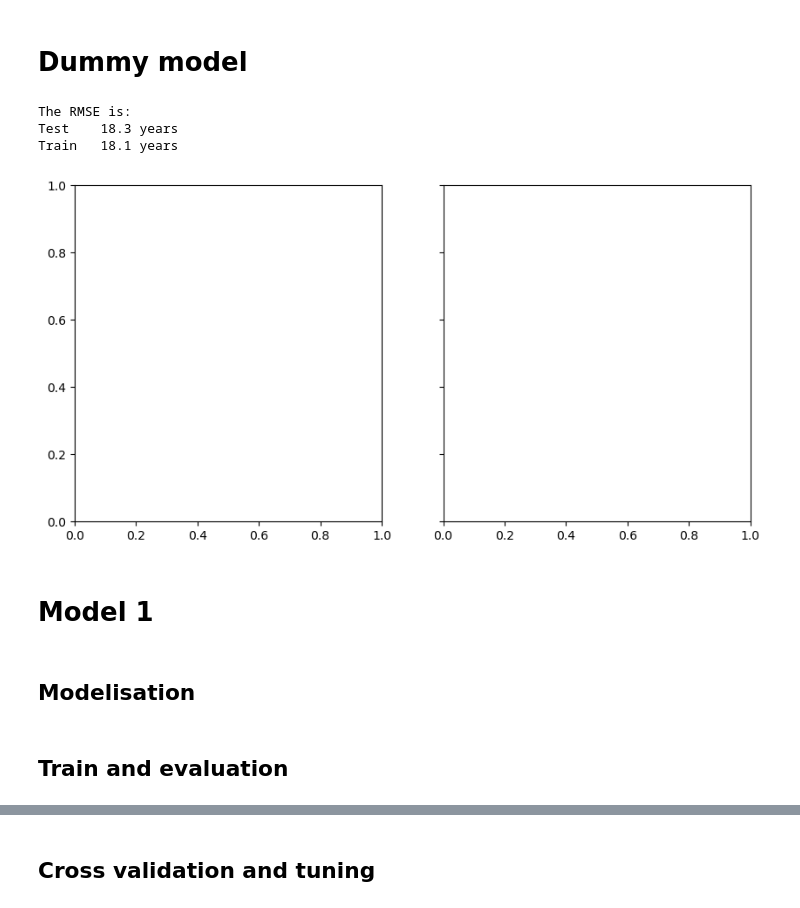
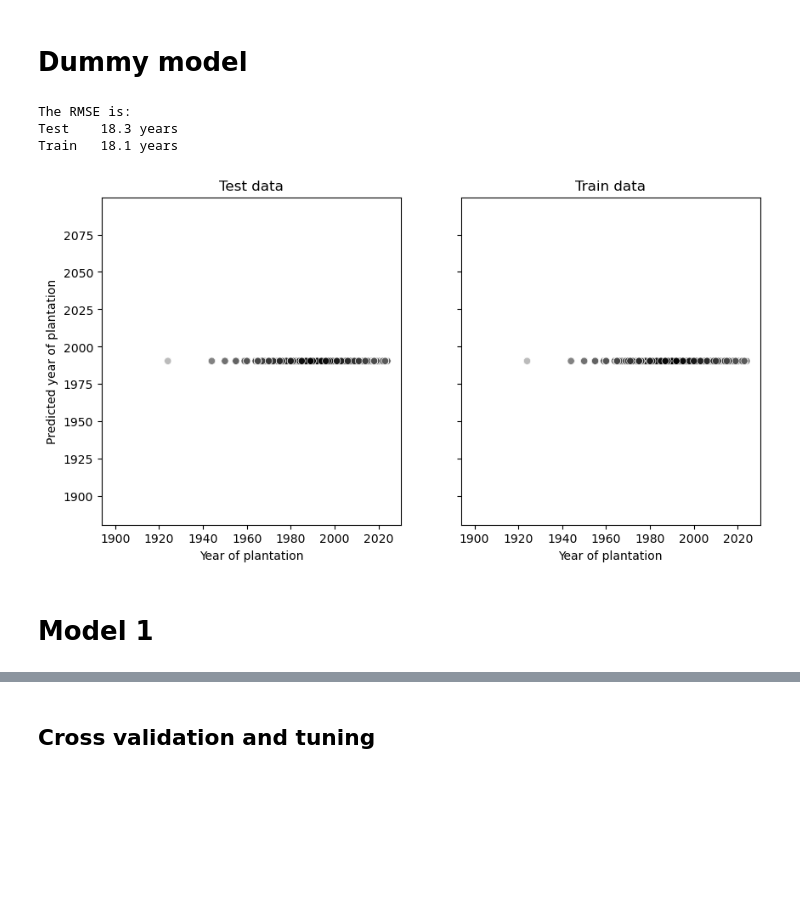
Before and after one commit to ThibaultLaunois/Campnum-12_ML1, a Jupyter notebook: notebooks/2-Pipeline_ML.ipynb, the cells around one changed output, grey strips where cells are left out. Saved outputs shown, nothing was run; the diff lists cells and outputs as text; code cells hidden in the pictures; blank space fills up the shorter version.

```diff
--- a/notebooks/2-Pipeline_ML.ipynb
+++ b/notebooks/2-Pipeline_ML.ipynb
@@ -164,22 +164,20 @@ preprocessor_1 = ColumnTransformer([
 # %%
 from sklearn.dummy import DummyRegressor
 
 dummy_model=Pipeline([
-    ('preprocessing', preprocessor_1),
+    #('preprocessing', preprocessor_1),
     ('classifier',DummyRegressor(strategy='mean'))
 ])
 
 dummy_model.fit(X_train,y_train)
-show_results(dummy_model, graph=False)
+show_results(dummy_model)
 # %% [output]
 The RMSE is:
 Test    18.3 years
 Train   18.1 years
-[figure, old version]
+[figure, new version]
 # %% [markdown]
 # Model 1
-# %% [markdown]
-## Modelisation
 # %%
 from sklearn.ensemble import RandomForestRegressor
 
@@ -190,2 +188,0 @@ model_1=Pipeline([
-# %% [markdown]
-## Train and evaluation
```
Also changed, not shown: parts of 3 cells of this notebook.
